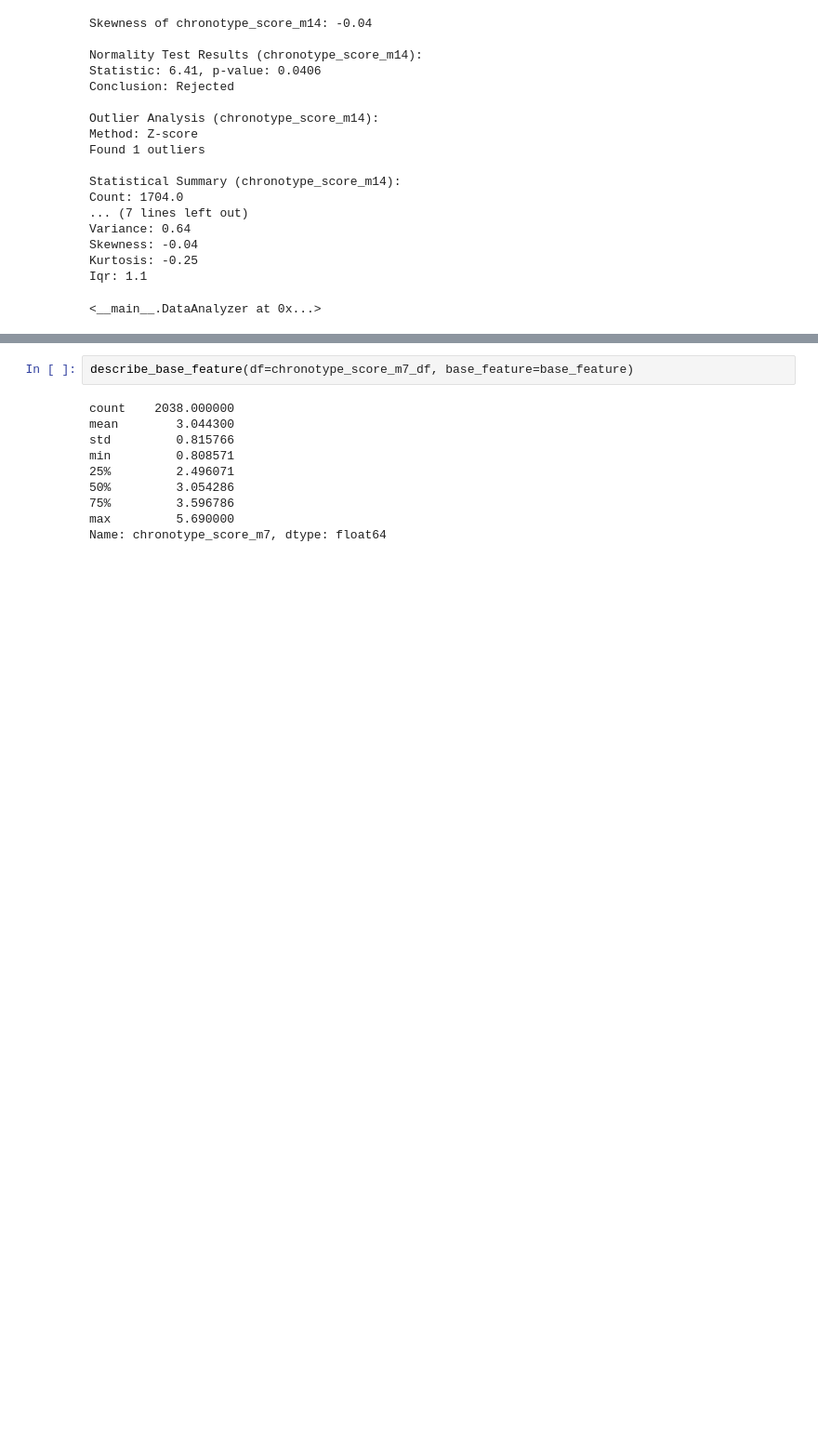
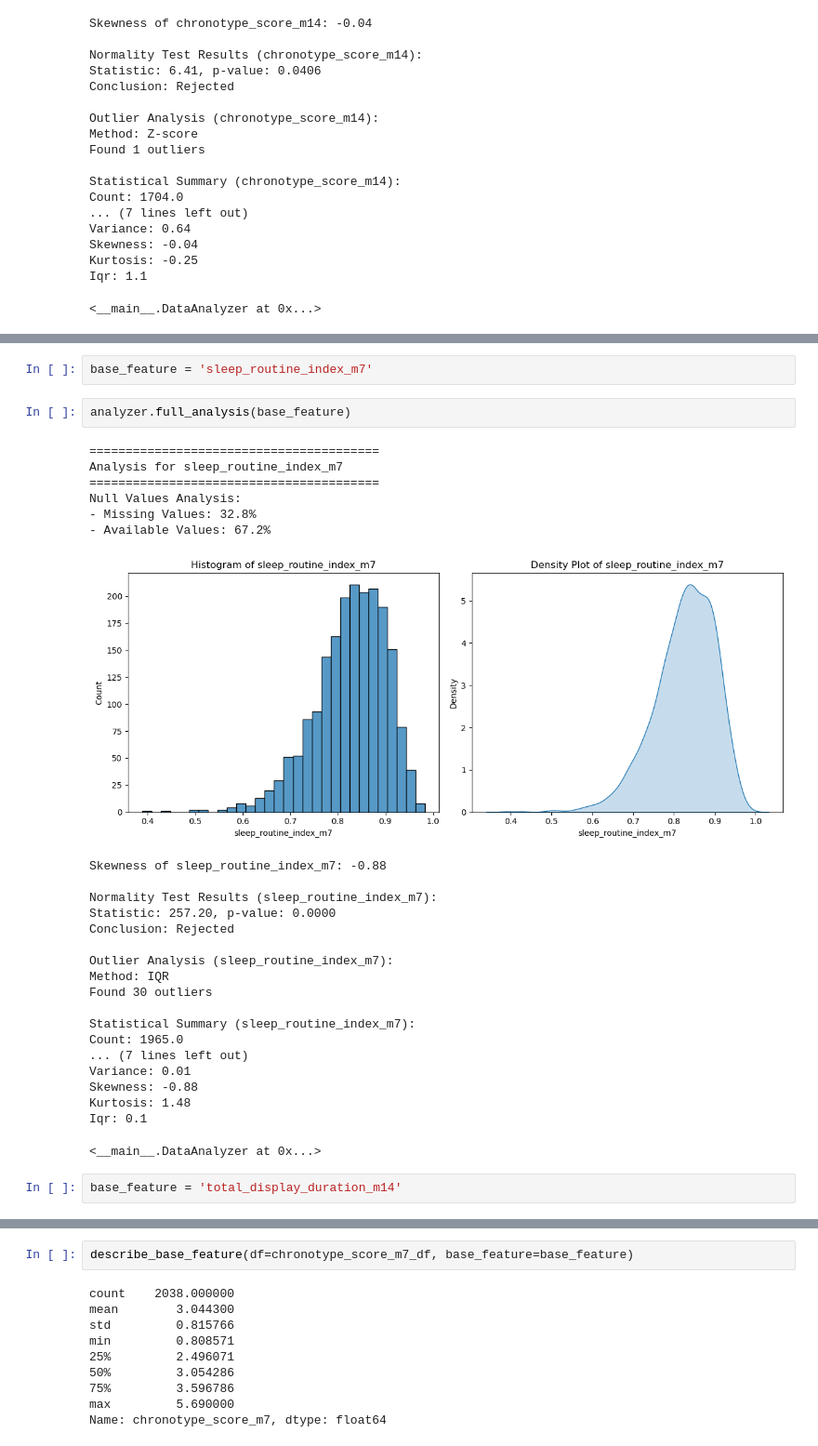
Before and after one commit to paragjadhav14/HR_ML_model_building, a Jupyter notebook: inference_v1_21_03_2025_aashi.ipynb, the cells around one changed output, grey strips where cells are left out. Shown at 93% size. Drawn from its saved outputs; the diff is of its cells as text; blank space fills up the shorter version.

```diff
--- a/inference_v1_21_03_2025_aashi.ipynb
+++ b/inference_v1_21_03_2025_aashi.ipynb
@@ -1806,0 +1933,32 @@ Iqr: 1.1
+# %%
+base_feature = 'sleep_routine_index_m7'
+# %%
+analyzer.full_analysis(base_feature)
+# %% [output]
+========================================
+Analysis for sleep_routine_index_m7
+========================================
+Null Values Analysis:
+- Missing Values: 32.8%
+- Available Values: 67.2%
+[figure, added]
+Skewness of sleep_routine_index_m7: -0.88
+
+Normality Test Results (sleep_routine_index_m7):
+Statistic: 257.20, p-value: 0.0000
+Conclusion: Rejected
+
+Outlier Analysis (sleep_routine_index_m7):
+Method: IQR
+Found 30 outliers
+
+Statistical Summary (sleep_routine_index_m7):
+Count: 1965.0
+... (7 lines left out)
+Variance: 0.01
+Skewness: -0.88
+Kurtosis: 1.48
+Iqr: 0.1
+<__main__.DataAnalyzer at 0x...>
+# %%
+base_feature = 'total_display_duration_m14'
```
Also changed, not shown: parts of 16 cells of this notebook.
